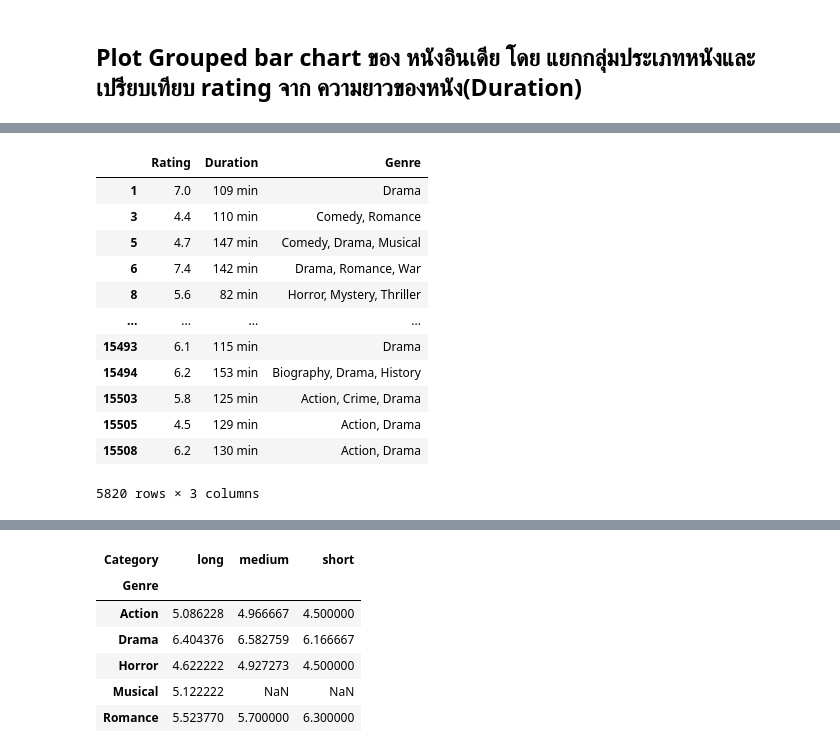
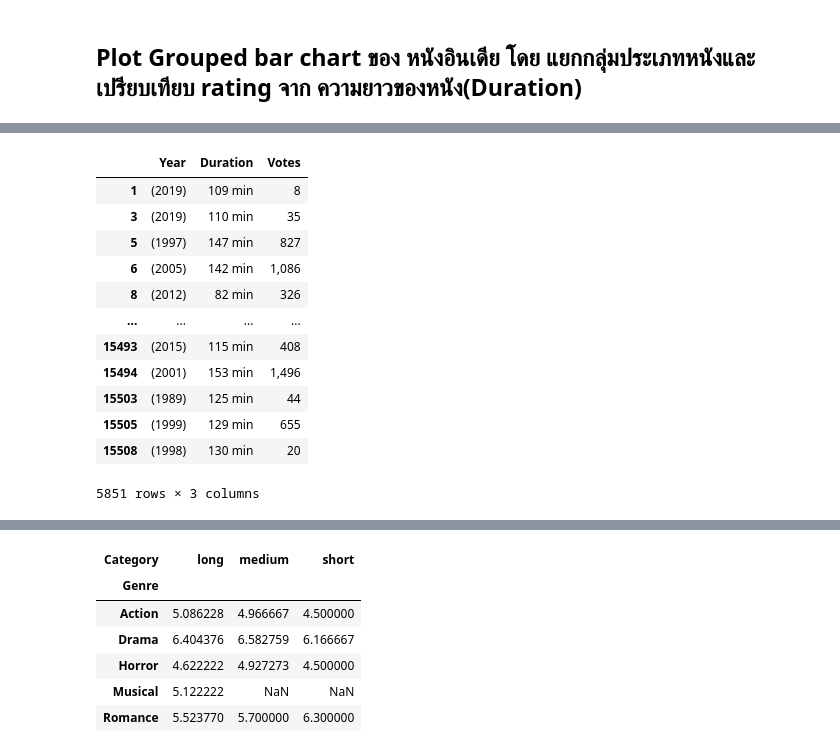
Before and after one commit to Natthaphatz007/Python_dataviz2024, a Jupyter notebook: Visualize_Data_Comparison.ipynb, the cells around one changed output, grey strips where cells are left out. Cells and saved outputs as stored; diff of their text form; code cells hidden in the pictures.

```diff
--- a/Visualize_Data_Comparison.ipynb
+++ b/Visualize_Data_Comparison.ipynb
@@ -340,20 +345,20 @@ data_india.head()
 | 3 | #Yaaram | (2019) | 110 min | Comedy, Romance | 4.4 | 35 | Ovais Khan | Prateik | Ishita Raj | Siddhant Kapoor |
 | 4 | ...And Once Again | (2010) | 105 min | Drama | NaN | NaN | Amol Palekar | Rajat Kapoor | Rituparna Sengupta | Antara Mali |
 # %%
-data_india = data_india.dropna(subset=['Rating','Duration','Genre'])
-data_india = data_india[['Rating','Duration','Genre']] # Use square brackets to select columns
+data_india = data_india.dropna(subset=['Year','Duration','Votes'])
+data_india = data_india[['Year','Duration','Votes']] # Use square brackets to select columns
 data_india
 # %% [output]
-|  | Rating | Duration | Genre |
-| 1 | 7.0 | 109 min | Drama |
-| 3 | 4.4 | 110 min | Comedy, Romance |
-| 5 | 4.7 | 147 min | Comedy, Drama, Musical |
-| 6 | 7.4 | 142 min | Drama, Romance, War |
-| 8 | 5.6 | 82 min | Horror, Mystery, Thriller |
+|  | Year | Duration | Votes |
+| 1 | (2019) | 109 min | 8 |
+| 3 | (2019) | 110 min | 35 |
+| 5 | (1997) | 147 min | 827 |
+| 6 | (2005) | 142 min | 1,086 |
+| 8 | (2012) | 82 min | 326 |
 | ... | ... | ... | ... |
-| 15493 | 6.1 | 115 min | Drama |
-| 15494 | 6.2 | 153 min | Biography, Drama, History |
-| 15503 | 5.8 | 125 min | Action, Crime, Drama |
-| 15505 | 4.5 | 129 min | Action, Drama |
-| 15508 | 6.2 | 130 min | Action, Drama |
+| 15493 | (2015) | 115 min | 408 |
+| 15494 | (2001) | 153 min | 1,496 |
+| 15503 | (1989) | 125 min | 44 |
+| 15505 | (1999) | 129 min | 655 |
+| 15508 | (1998) | 130 min | 20 |
-5820 rows × 3 columns
+5851 rows × 3 columns
```
Also changed, not shown: parts of 70 cells of this notebook.
